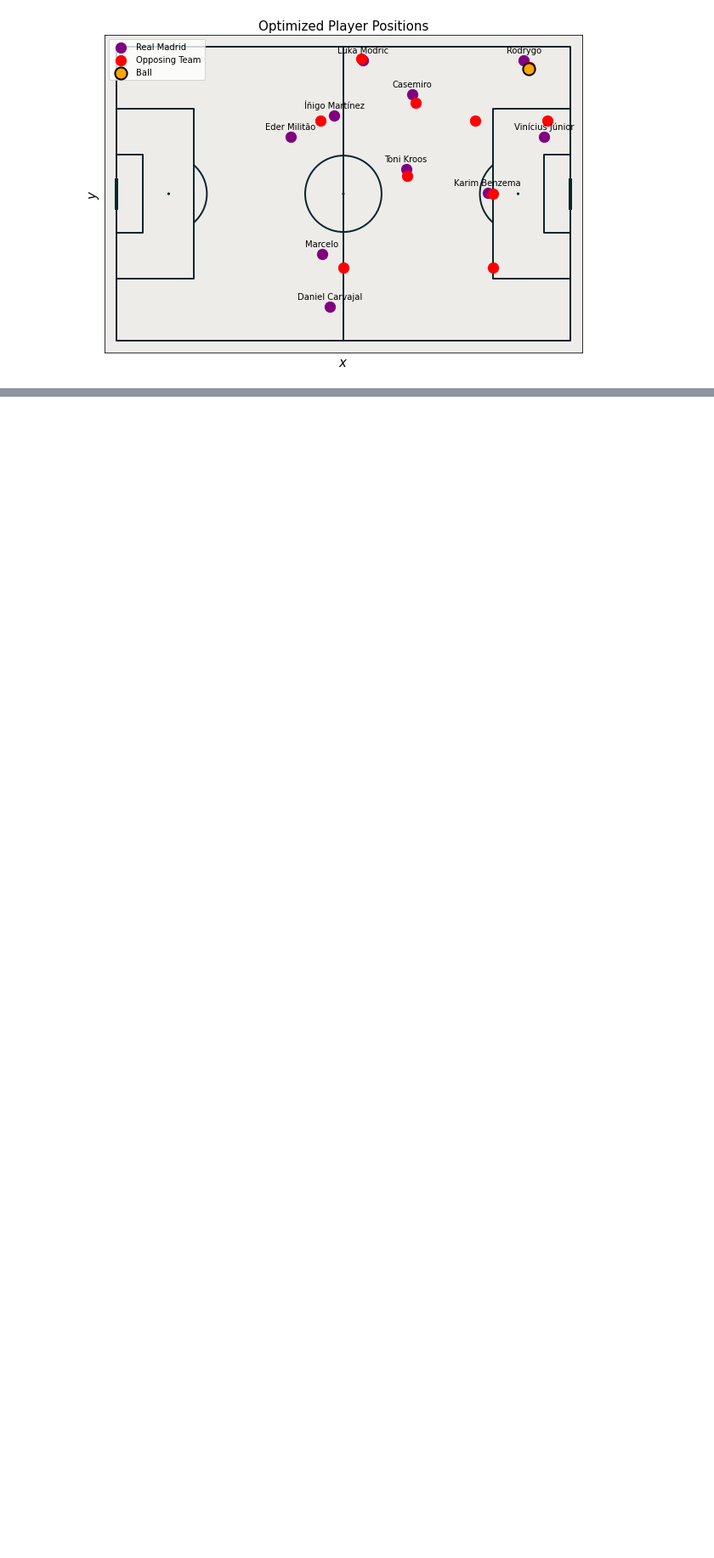
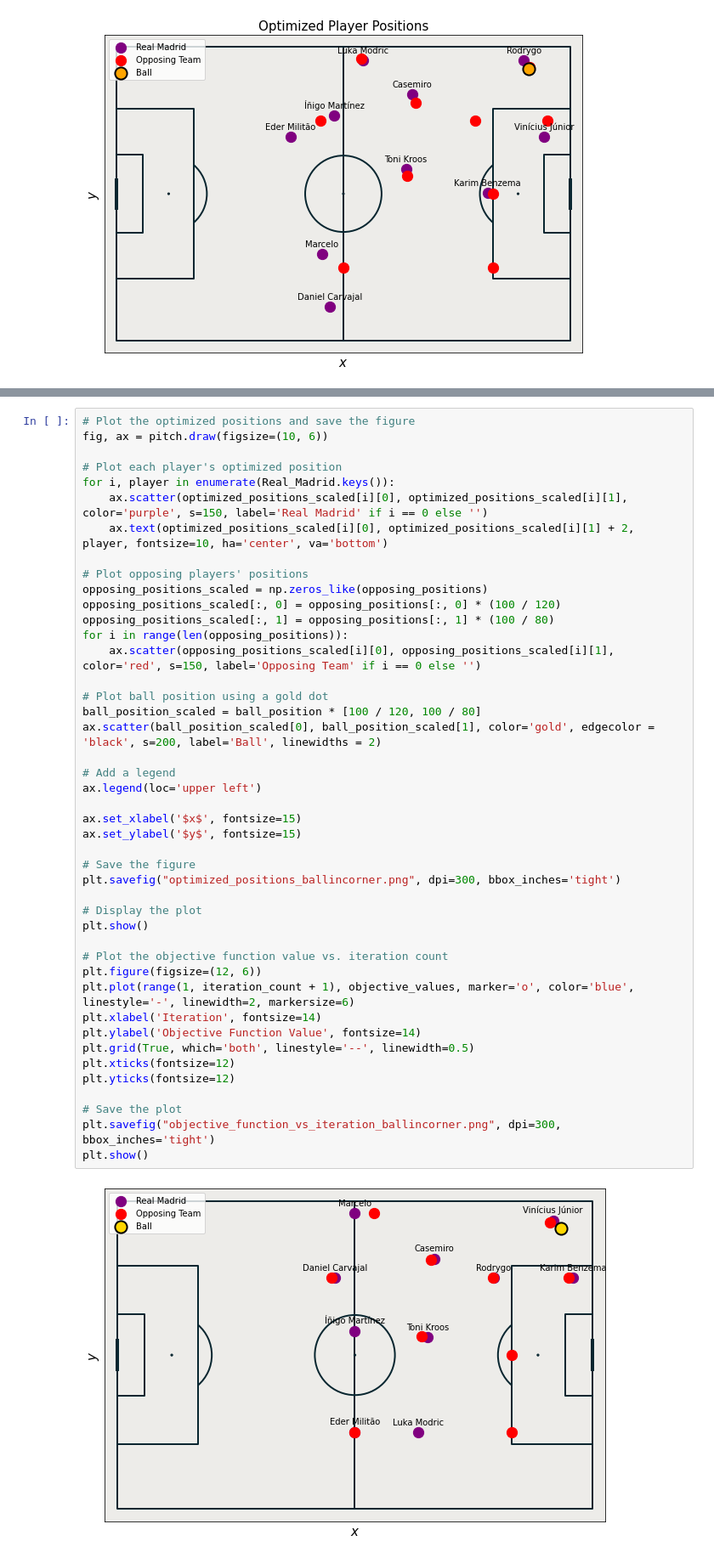
Before and after one commit to zainj04/AA222-Final-Project, a Jupyter notebook: Sandbox.ipynb, the cells around one changed output, grey strips where cells are left out. Shown: that part at 85% size. Saved outputs shown, nothing was run; the diff lists cells and outputs as text; blank space fills up the shorter version.

```diff
--- a/Sandbox.ipynb
+++ b/Sandbox.ipynb
@@ -1035,0 +1192,46 @@ Final objective function value: -101.0387711841982
+# %%
+# Plot the optimized positions and save the figure
+fig, ax = pitch.draw(figsize=(10, 6))
+
+# Plot each player's optimized position
+for i, player in enumerate(Real_Madrid.keys()):
+    ax.scatter(optimized_positions_scaled[i][0], optimized_positions_scaled[i][1], color='purple', s=150, label='Real Madrid' if i == 0 else '')
+    ax.text(optimized_positions_scaled[i][0], optimized_positions_scaled[i][1] + 2, player, fontsize=10, ha='center', va='bottom')
+
+# Plot opposing players' positions
+opposing_positions_scaled = np.zeros_like(opposing_positions)
+opposing_positions_scaled[:, 0] = opposing_positions[:, 0] * (100 / 120)
+opposing_positions_scaled[:, 1] = opposing_positions[:, 1] * (100 / 80)
+for i in range(len(opposing_positions)):
+    ax.scatter(opposing_positions_scaled[i][0], opposing_positions_scaled[i][1], color='red', s=150, label='Opposing Team' if i == 0 else '')
+
+# Plot ball position using a gold dot
+ball_position_scaled = ball_position * [100 / 120, 100 / 80]
+ax.scatter(ball_position_scaled[0], ball_position_scaled[1], color='gold', edgecolor = 'black', s=200, label='Ball', linewidths = 2)
+
+# Add a legend
+ax.legend(loc='upper left')
+
+ax.set_xlabel('$x$', fontsize=15)
+ax.set_ylabel('$y$', fontsize=15)
+
+# Save the figure
+plt.savefig("optimized_positions_ballincorner.png", dpi=300, bbox_inches='tight')
+
+# Display the plot
+plt.show()
+
+# Plot the objective function value vs. iteration count
+plt.figure(figsize=(12, 6))
+plt.plot(range(1, iteration_count + 1), objective_values, marker='o', color='blue', linestyle='-', linewidth=2, markersize=6)
+plt.xlabel('Iteration', fontsize=14)
+plt.ylabel('Objective Function Value', fontsize=14)
+plt.grid(True, which='both', linestyle='--', linewidth=0.5)
+plt.xticks(fontsize=12)
+plt.yticks(fontsize=12)
+
+# Save the plot
+plt.savefig("objective_function_vs_iteration_ballincorner.png", dpi=300, bbox_inches='tight')
+plt.show()
+# %% [output]
+[figure, added]
```
Also changed, not shown: parts of 5 cells of this notebook, 1 other file.
